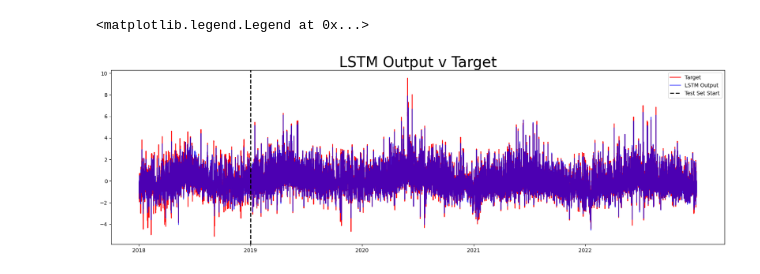
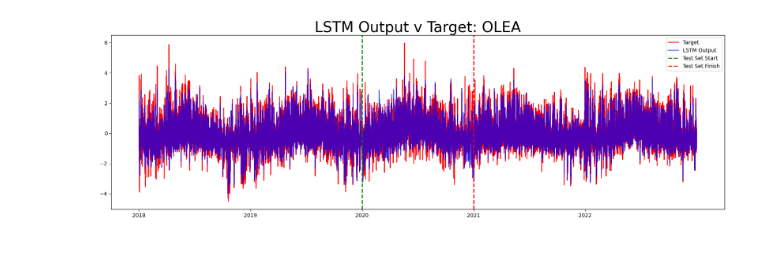
Before and after one commit to shmaronshmevans/nwp_bias, a Jupyter notebook: src/machine_learning/notebooks/visualie_fsdp_lstm_output.ipynb, the cells around one changed output. Saved outputs shown, nothing was run; the diff lists cells and outputs as text; code cells hidden in the pictures.

```diff
--- a/src/machine_learning/notebooks/visualie_fsdp_lstm_output.ipynb
+++ b/src/machine_learning/notebooks/visualie_fsdp_lstm_output.ipynb
@@ -26,18 +11,33 @@ df
+# %%
+station = "OLEA"
 # %%
-fig, ax = plt.subplots(figsize=(21, 6))
-plt.plot(df["target_error_lead_0"], c="r", label="Target")
-plt.plot(df["Model forecast"], c="b", alpha=0.7, label="LSTM Output")
-plt.axvline(
-    x=(int(0.2 * len(df["target_error_lead_0"]))),
-    c="black",
-    linestyle="--",
-    linewidth=2.0,
-    label="Test Set Start",
-)
-ax.set_title("LSTM Output v Target", fontsize=28)
-ax.set_xticklabels([2018, 2019, 2020, 2021, 2022])
-ax.set_xticks(np.arange(0, len(df["Model forecast"]), (len(df["Model forecast"]) / 5)))
-ax.legend()
+def ml_output(df, fold, station):
+    fig, ax = plt.subplots(figsize=(21, 6))
+    plt.plot(df["target_error_lead_0"], c="r", label="Target")
+    plt.plot(df["Model forecast"], c="b", alpha=0.7, label="LSTM Output")
+    plt.axvline(
+        x=(int(0.2 * len(df["target_error_lead_0"])) * fold),
+        c="green",
+        linestyle="--",
+        linewidth=2.0,
+        label="Test Set Start",
+    )
+    plt.axvline(
+        x=(int(0.2 * len(df["target_error_lead_0"])) * (fold + 1)),
+        c="red",
+        linestyle="--",
+        linewidth=2.0,
+        label="Test Set Finish",
+    )
+    ax.set_title(f"LSTM Output v Target: {station}", fontsize=28)
+    ax.set_xticklabels([2018, 2019, 2020, 2021, 2022])
+    ax.set_xticks(
+        np.arange(
+            0, (len(df["Model forecast"]) + 1), ((len(df["Model forecast"]) + 1) / 5)
+        )
+    )
+    ax.legend()
-# %% [output]
-<matplotlib.legend.Legend at 0x...>
-[figure, removed]
+# %%
+ml_output(df, 2, station)
+# %% [output]
+[figure, added]
```
Also changed, not shown: parts of 33 cells of this notebook, 10 other files.
